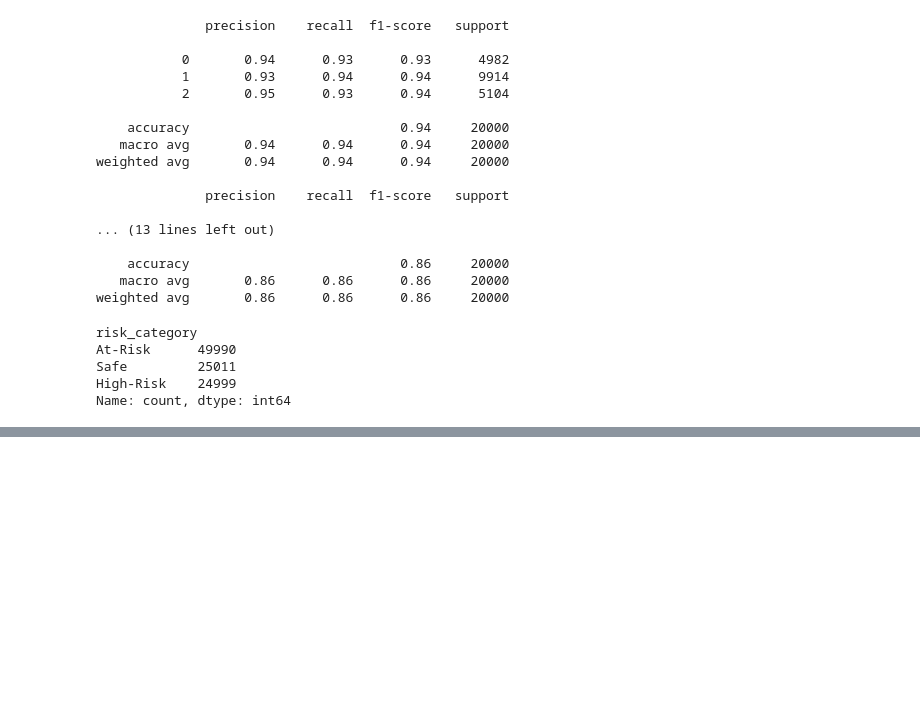
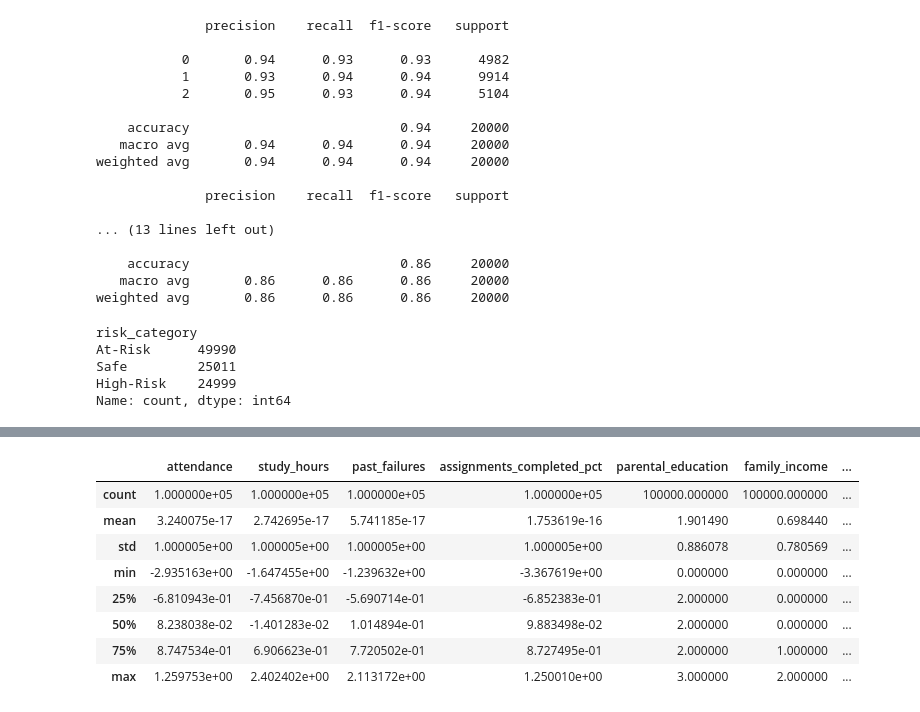
Before and after one commit to kandarp-01/Learning, a Jupyter notebook: ML/Project3/Student.ipynb, the cells around one changed output, grey strips where cells are left out. Cells and saved outputs as stored; diff of their text form; code cells hidden in the pictures; blank space fills up the shorter version.

```diff
--- a/ML/Project3/Student.ipynb
+++ b/ML/Project3/Student.ipynb
@@ -180,0 +224,12 @@ Name: count, dtype: int64
+# %%
+df1.describe()
+# %% [output]
+|  | attendance | study_hours | past_failures | assignments_completed_pct | parental_education | family_income | ... |
+| count | 1.000000e+05 | 1.000000e+05 | 1.000000e+05 | 1.000000e+05 | 100000.000000 | 100000.000000 | ... |
+| mean | 3.240075e-17 | 2.742695e-17 | 5.741185e-17 | 1.753619e-16 | 1.901490 | 0.698440 | ... |
+| std | 1.000005e+00 | 1.000005e+00 | 1.000005e+00 | 1.000005e+00 | 0.886078 | 0.780569 | ... |
+| min | -2.935163e+00 | -1.647455e+00 | -1.239632e+00 | -3.367619e+00 | 0.000000 | 0.000000 | ... |
+| 25% | -6.810943e-01 | -7.456870e-01 | -5.690714e-01 | -6.852383e-01 | 2.000000 | 0.000000 | ... |
+| 50% | 8.238038e-02 | -1.401283e-02 | 1.014894e-01 | 9.883498e-02 | 2.000000 | 0.000000 | ... |
+| 75% | 8.747534e-01 | 6.906623e-01 | 7.720502e-01 | 8.727495e-01 | 2.000000 | 1.000000 | ... |
+| max | 1.259753e+00 | 2.402402e+00 | 2.113172e+00 | 1.250010e+00 | 3.000000 | 2.000000 | ... |
```
Also changed, not shown: parts of 12 cells of this notebook, 9 other files.
